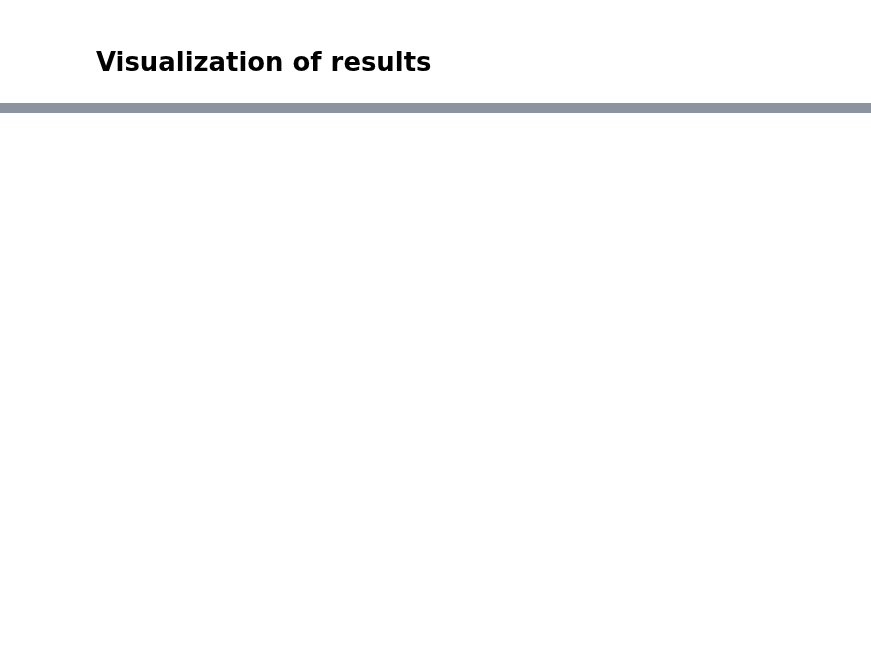
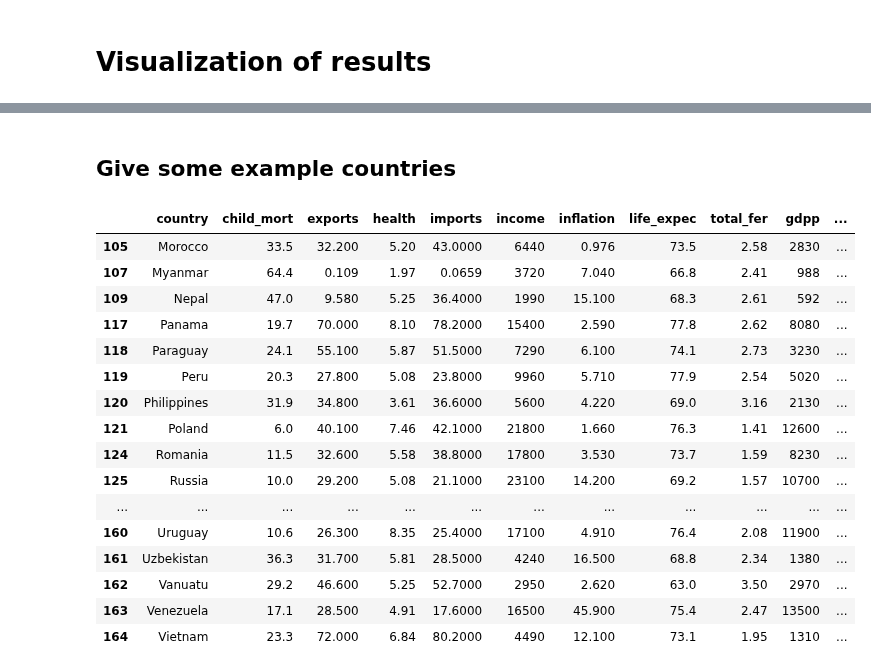
Before and after one commit to zheyanliu99/Unsupervised-Learning-on-Country-Data, a Jupyter notebook: analysis.ipynb, the cells around one changed output, grey strips where cells are left out. Drawn from its saved outputs; the diff is of its cells as text; code cells hidden in the pictures; blank space fills up the shorter version.

```diff
--- a/analysis.ipynb
+++ b/analysis.ipynb
@@ -158,0 +224,24 @@ utils.internalValidation(scaled_df, labels_nn)
+# %% [markdown]
+## Give some example countries
+# %%
+data['cluster'] = labels_nn_pca
+# %%
+data[data['cluster']==0].tail(30)
+# %% [output]
+|  | country | child_mort | exports | health | imports | income | inflation | life_expec | total_fer | gdpp | ... |
+| 105 | Morocco | 33.5 | 32.200 | 5.20 | 43.0000 | 6440 | 0.976 | 73.5 | 2.58 | 2830 | ... |
+| 107 | Myanmar | 64.4 | 0.109 | 1.97 | 0.0659 | 3720 | 7.040 | 66.8 | 2.41 | 988 | ... |
+| 109 | Nepal | 47.0 | 9.580 | 5.25 | 36.4000 | 1990 | 15.100 | 68.3 | 2.61 | 592 | ... |
+| 117 | Panama | 19.7 | 70.000 | 8.10 | 78.2000 | 15400 | 2.590 | 77.8 | 2.62 | 8080 | ... |
+| 118 | Paraguay | 24.1 | 55.100 | 5.87 | 51.5000 | 7290 | 6.100 | 74.1 | 2.73 | 3230 | ... |
+| 119 | Peru | 20.3 | 27.800 | 5.08 | 23.8000 | 9960 | 5.710 | 77.9 | 2.54 | 5020 | ... |
+| 120 | Philippines | 31.9 | 34.800 | 3.61 | 36.6000 | 5600 | 4.220 | 69.0 | 3.16 | 2130 | ... |
+| 121 | Poland | 6.0 | 40.100 | 7.46 | 42.1000 | 21800 | 1.660 | 76.3 | 1.41 | 12600 | ... |
+| 124 | Romania | 11.5 | 32.600 | 5.58 | 38.8000 | 17800 | 3.530 | 73.7 | 1.59 | 8230 | ... |
+| 125 | Russia | 10.0 | 29.200 | 5.08 | 21.1000 | 23100 | 14.200 | 69.2 | 1.57 | 10700 | ... |
+| ... | ... | ... | ... | ... | ... | ... | ... | ... | ... | ... | ... |
+| 160 | Uruguay | 10.6 | 26.300 | 8.35 | 25.4000 | 17100 | 4.910 | 76.4 | 2.08 | 11900 | ... |
+| 161 | Uzbekistan | 36.3 | 31.700 | 5.81 | 28.5000 | 4240 | 16.500 | 68.8 | 2.34 | 1380 | ... |
+| 162 | Vanuatu | 29.2 | 46.600 | 5.25 | 52.7000 | 2950 | 2.620 | 63.0 | 3.50 | 2970 | ... |
+| 163 | Venezuela | 17.1 | 28.500 | 4.91 | 17.6000 | 16500 | 45.900 | 75.4 | 2.47 | 13500 | ... |
+| 164 | Vietnam | 23.3 | 72.000 | 6.84 | 80.2000 | 4490 | 12.100 | 73.1 | 1.95 | 1310 | ... |
```
Also changed, not shown: parts of 18 cells of this notebook.
